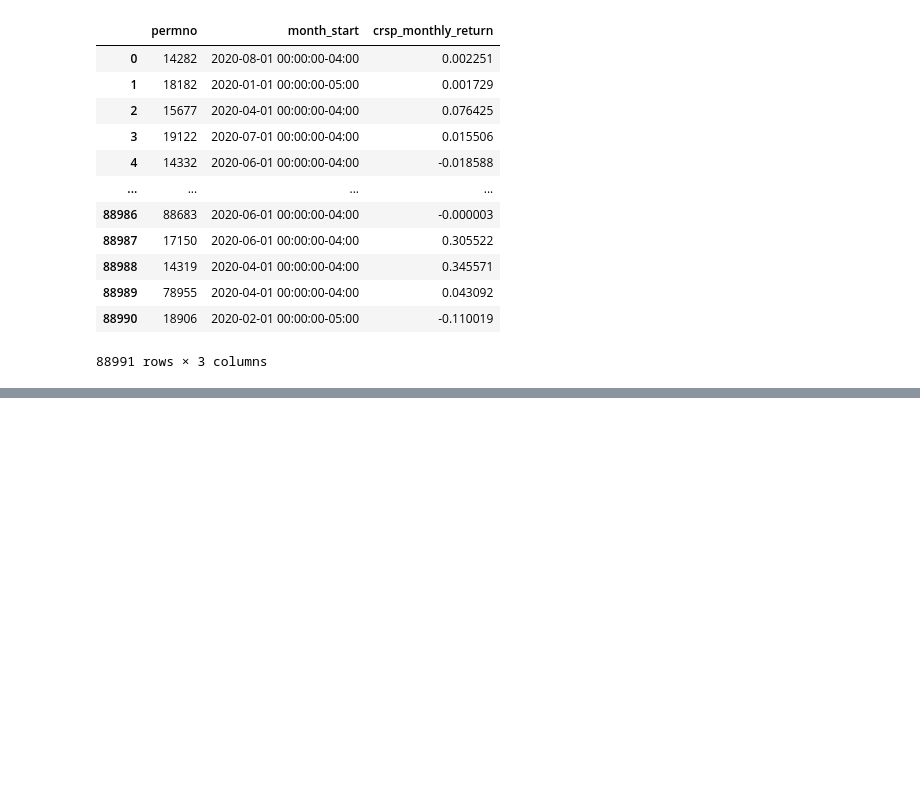
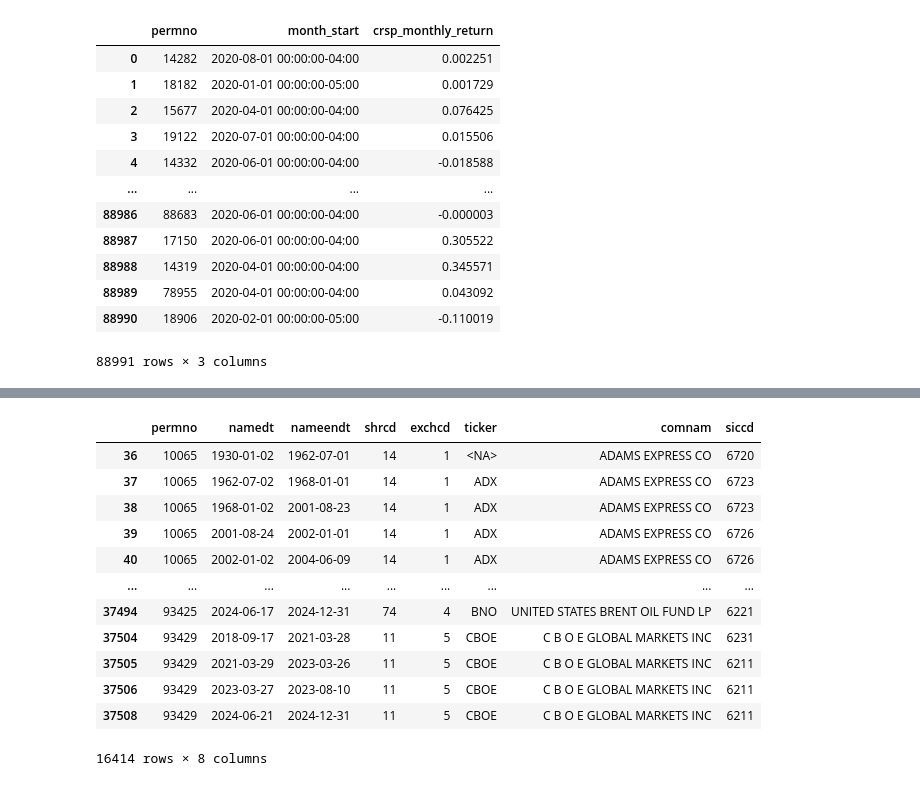
Before and after one commit to junyenchang/USA-IVS-CNN, a Jupyter notebook: notebooks/download_ivs.ipynb, the cells around one changed output, grey strips where cells are left out. Saved outputs shown, nothing was run; the diff lists cells and outputs as text; code cells hidden in the pictures; blank space fills up the shorter version.

```diff
--- a/notebooks/download_ivs.ipynb
+++ b/notebooks/download_ivs.ipynb
@@ -475,0 +454,14 @@ Parquet 大小: 99.44 MB -> 48.70 MB
+# %%
+year = 2024
+sql = f"""
+SELECT permno, namedt, nameendt, shrcd, exchcd, ticker, comnam, siccd
+FROM crsp.msenames
+WHERE permno IN (
+    SELECT DISTINCT permno
+    FROM crsp.msf
+    WHERE date BETWEEN '{year}-01-01' AND '{year}-12-31'
+)
+ORDER BY permno, namedt
+"""
+msenames_df = db.raw_sql(sql, date_cols=["namedt", "nameendt"])
+msenames_df[msenames_df['permno'] == 18370]
@@ -475,0 +475,16 @@ Parquet 大小: 99.44 MB -> 48.70 MB
+# %%
+msenames_df[(msenames_df['siccd'] > 6000) & (msenames_df['siccd'] < 7000)]
+# %% [output]
+|  | permno | namedt | nameendt | shrcd | exchcd | ticker | comnam | siccd |
+| 36 | 10065 | 1930-01-02 | 1962-07-01 | 14 | 1 | <NA> | ADAMS EXPRESS CO | 6720 |
+| 37 | 10065 | 1962-07-02 | 1968-01-01 | 14 | 1 | ADX | ADAMS EXPRESS CO | 6723 |
+| 38 | 10065 | 1968-01-02 | 2001-08-23 | 14 | 1 | ADX | ADAMS EXPRESS CO | 6723 |
+| 39 | 10065 | 2001-08-24 | 2002-01-01 | 14 | 1 | ADX | ADAMS EXPRESS CO | 6726 |
+| 40 | 10065 | 2002-01-02 | 2004-06-09 | 14 | 1 | ADX | ADAMS EXPRESS CO | 6726 |
+| ... | ... | ... | ... | ... | ... | ... | ... | ... |
+| 37494 | 93425 | 2024-06-17 | 2024-12-31 | 74 | 4 | BNO | UNITED STATES BRENT OIL FUND LP | 6221 |
+| 37504 | 93429 | 2018-09-17 | 2021-03-28 | 11 | 5 | CBOE | C B O E GLOBAL MARKETS INC | 6231 |
+| 37505 | 93429 | 2021-03-29 | 2023-03-26 | 11 | 5 | CBOE | C B O E GLOBAL MARKETS INC | 6211 |
+| 37506 | 93429 | 2023-03-27 | 2023-08-10 | 11 | 5 | CBOE | C B O E GLOBAL MARKETS INC | 6211 |
+| 37508 | 93429 | 2024-06-21 | 2024-12-31 | 11 | 5 | CBOE | C B O E GLOBAL MARKETS INC | 6211 |
+16414 rows × 8 columns
```
Also changed, not shown: parts of 7 cells of this notebook, 1 other file.
